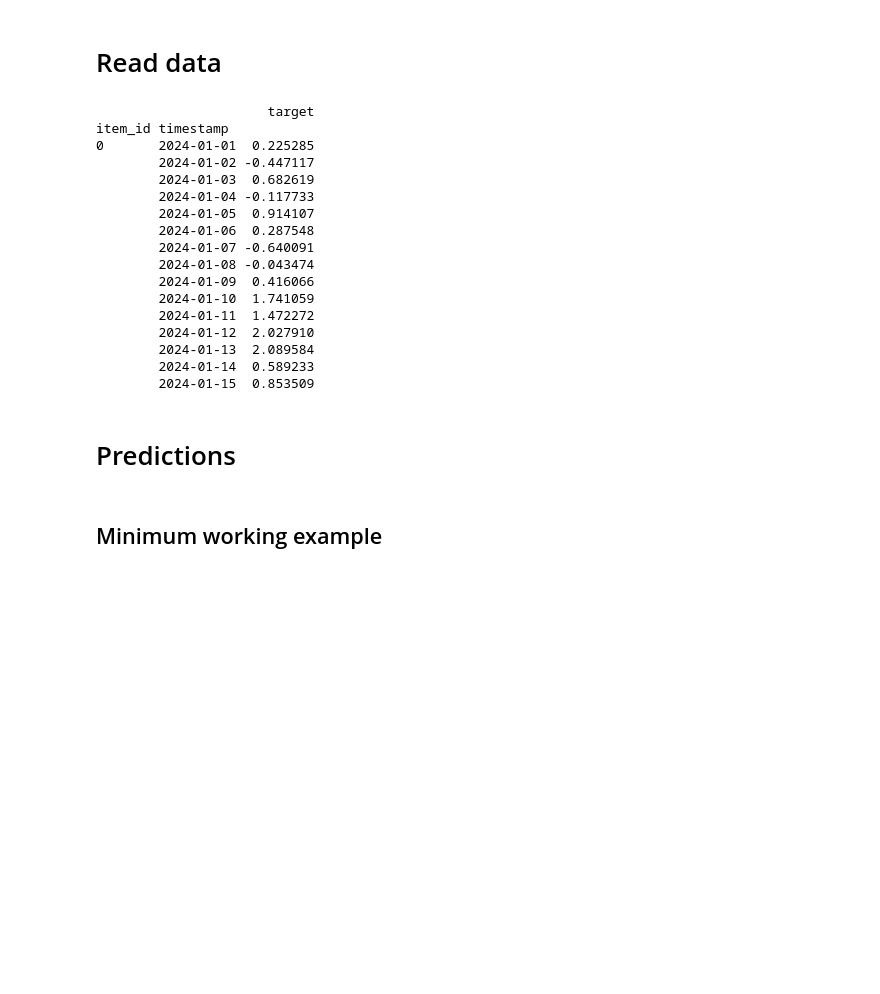
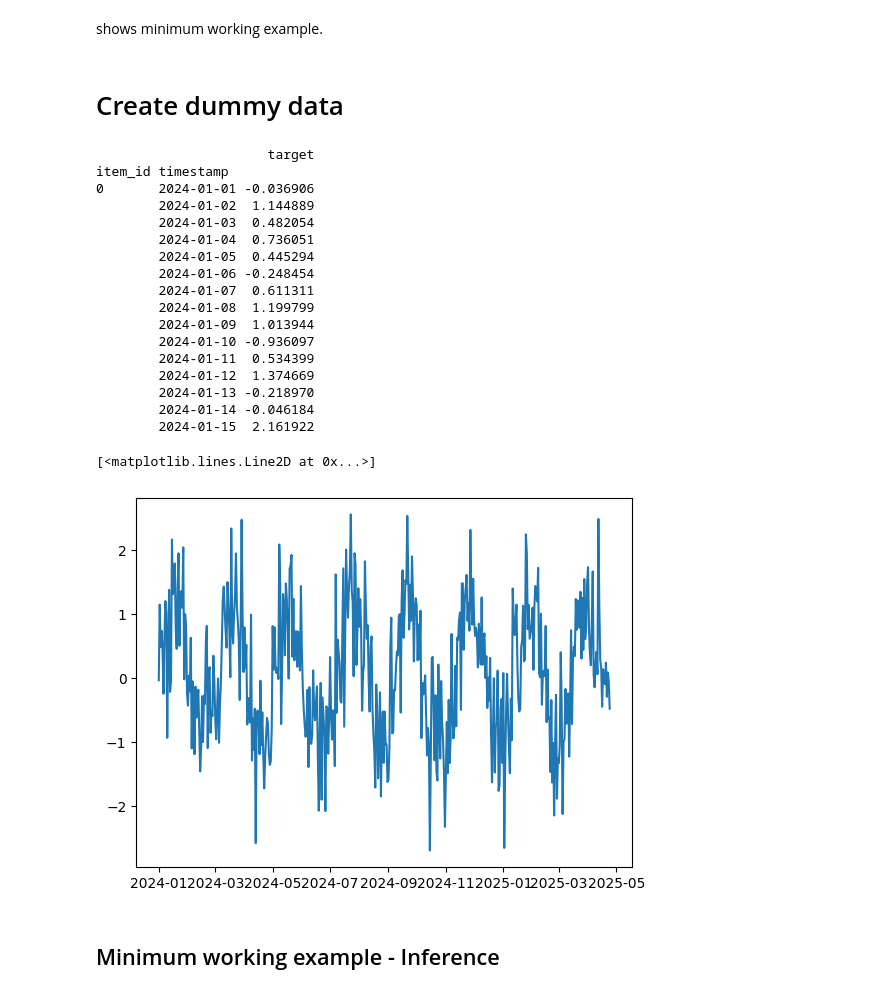
Before and after one commit to LouisSko/master-thesis, a Jupyter notebook: minimum_working_example.ipynb, the cells around one changed output. Drawn from its saved outputs; the diff is of its cells as text; code cells hidden in the pictures; blank space fills up the shorter version.

```diff
--- a/minimum_working_example.ipynb
+++ b/minimum_working_example.ipynb
@@ -1,3 +1,5 @@
+# %% [markdown]
+shows minimum working example.
 # %%
 %load_ext autoreload
 %autoreload 2
@@ -7,14 +9,14 @@ import numpy as np
 from pathlib import Path
 from src.data.preprocessor import read_smard_data
 # %% [markdown]
-# Read data
+# Create dummy data
 # %%
 import numpy as np
 import pandas as pd
 from autogluon.timeseries import TimeSeriesDataFrame
 
 # Parameters
-n_points = 2000
+n_points = 20000
 n_series = 3  # number of different time series
 dates = pd.date_range("2024-01-01", periods=n_points, freq="D")
 
@@ -42,22 +44,27 @@ print(data.head(15))
 # %% [output]
                       target
 item_id timestamp
-0       2024-01-01  0.225285
-        2024-01-02 -0.447117
-        2024-01-03  0.682619
-        2024-01-04 -0.117733
-        2024-01-05  0.914107
-        2024-01-06  0.287548
-        2024-01-07 -0.640091
-        2024-01-08 -0.043474
-        2024-01-09  0.416066
-        2024-01-10  1.741059
-        2024-01-11  1.472272
-        2024-01-12  2.027910
-        2024-01-13  2.089584
-        2024-01-14  0.589233
-        2024-01-15  0.853509
+0       2024-01-01 -0.036906
+        2024-01-02  1.144889
+        2024-01-03  0.482054
+        2024-01-04  0.736051
+        2024-01-05  0.445294
+        2024-01-06 -0.248454
+        2024-01-07  0.611311
+        2024-01-08  1.199799
+        2024-01-09  1.013944
+        2024-01-10 -0.936097
+        2024-01-11  0.534399
+        2024-01-12  1.374669
+        2024-01-13 -0.218970
+        2024-01-14 -0.046184
+        2024-01-15  2.161922
-# %% [markdown]
-# Predictions
+# %%
+import matplotlib.pyplot as plt
+# example time series
+plt.plot(data.slice_by_timestep(end_index=480).loc[0])
+# %% [output]
+[<matplotlib.lines.Line2D at 0x...>]
+[figure, added]
 # %%
 # set frequency and quantiles
@@ -67,5 +73,5 @@ freq = pd.DateOffset(minutes=15)
 # %% [markdown]
-## Minimum working example
+## Minimum working example - Inference
 # %%
 from src.postprocessors.mle import PostprocessorMLE
 from src.postprocessors.qr import PostprocessorFastQR
```
Also changed, not shown: parts of 33 cells of this notebook.
